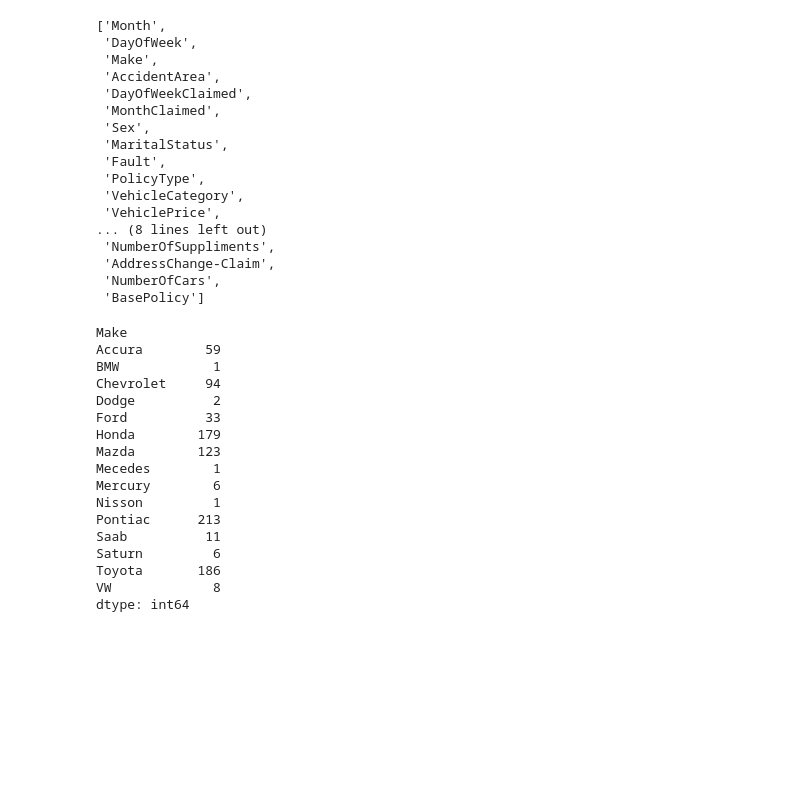
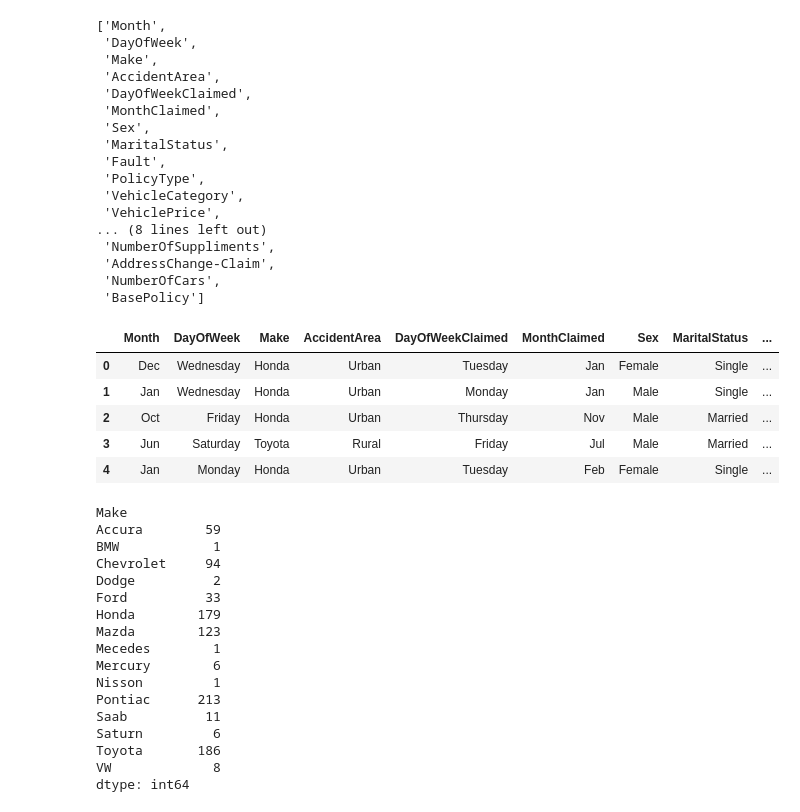
Before and after one commit to zvsuarez/insurance-fraud-pipeline, a Jupyter notebook: eda.ipynb, the cells around one changed output. Drawn from its saved outputs; the diff is of its cells as text; code cells hidden in the pictures; blank space fills up the shorter version.

```diff
--- a/eda.ipynb
+++ b/eda.ipynb
@@ -267,6 +267,15 @@ cat_var
  'AddressChange-Claim',
  'NumberOfCars',
  'BasePolicy']
+# %%
+df[cat_var].head()
+# %% [output]
+|  | Month | DayOfWeek | Make | AccidentArea | DayOfWeekClaimed | MonthClaimed | Sex | MaritalStatus | ... |
+| 0 | Dec | Wednesday | Honda | Urban | Tuesday | Jan | Female | Single | ... |
+| 1 | Jan | Wednesday | Honda | Urban | Monday | Jan | Male | Single | ... |
+| 2 | Oct | Friday | Honda | Urban | Thursday | Nov | Male | Married | ... |
+| 3 | Jun | Saturday | Toyota | Rural | Friday | Jul | Male | Married | ... |
+| 4 | Jan | Monday | Honda | Urban | Tuesday | Feb | Female | Single | ... |
 # %%
 print(df.groupby(['Make', 'FraudFound']).size().xs('Yes', level='FraudFound'))
 df.groupby(['Make', 'FraudFound']).size().xs('Yes', level='FraudFound').sort_values(ascending=False).plot(kind='bar')
```
Also changed, not shown: parts of 1 cell of this notebook.
